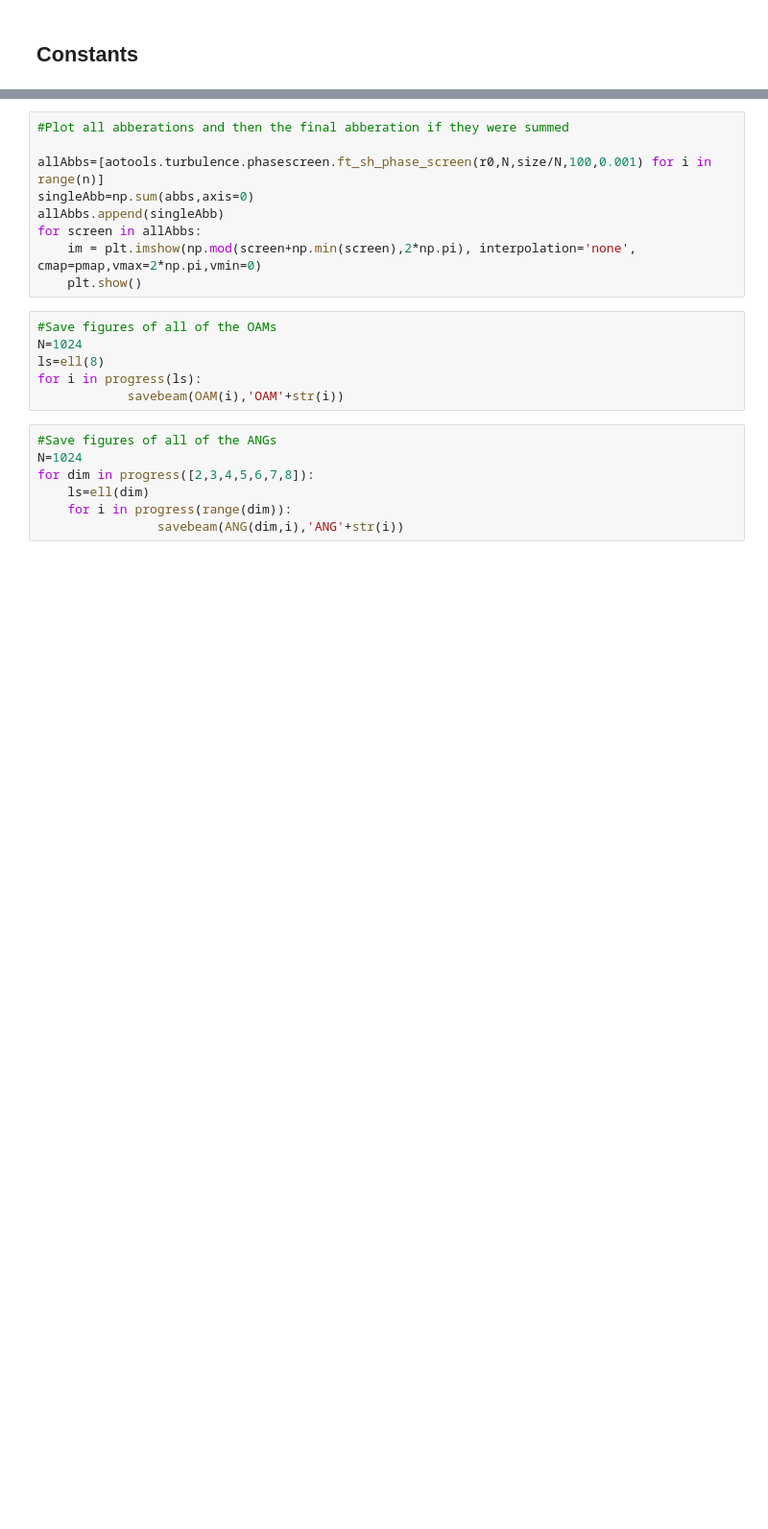
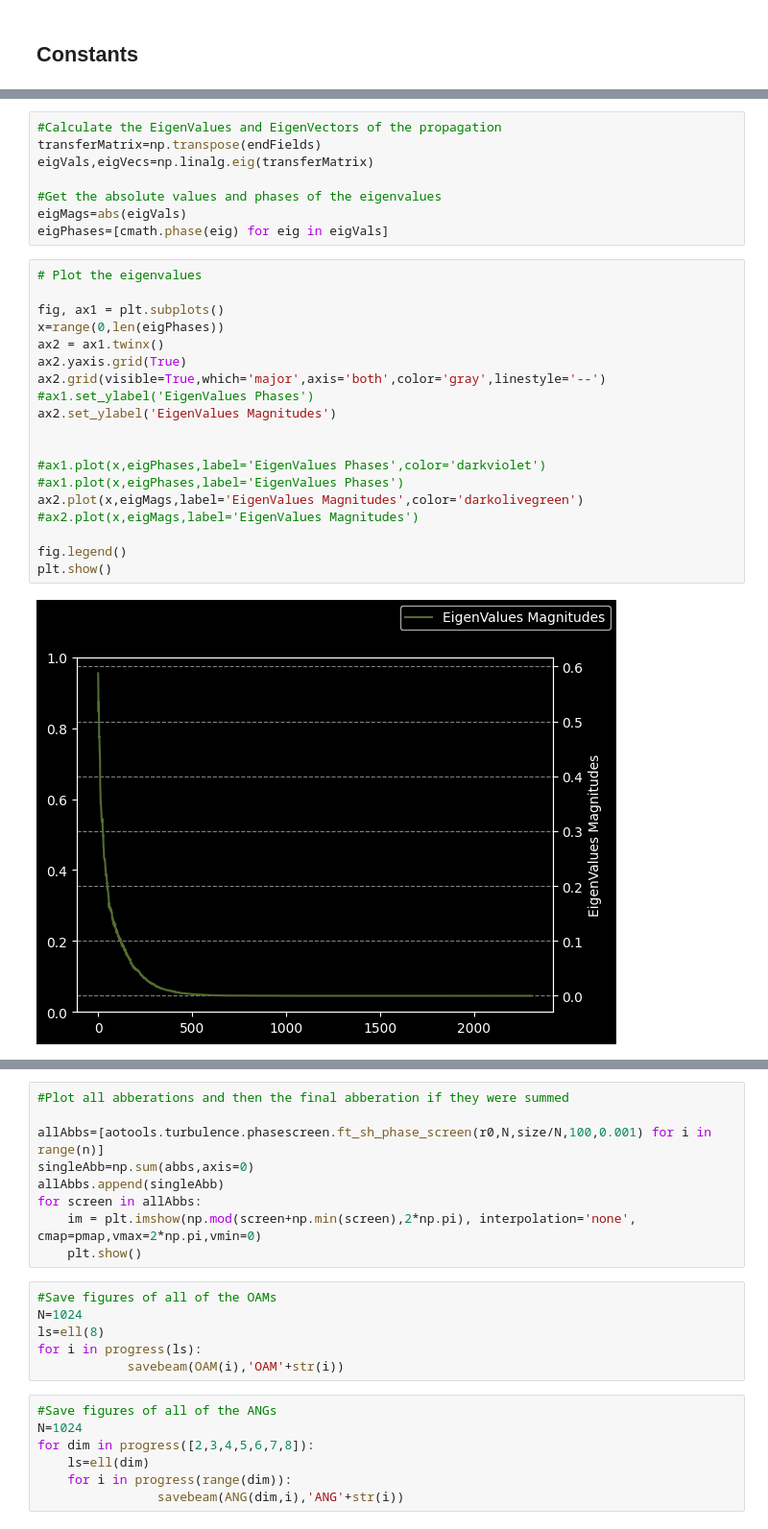
Before and after one commit to LukasScarfe/MultiplaneTurb, a Jupyter notebook: Lukas_Workspace.ipynb, the cells around one changed output, grey strips where cells are left out. Shown: that part at 96% size. Drawn from its saved outputs; the diff is of its cells as text; blank space fills up the shorter version.

```diff
--- a/Lukas_Workspace.ipynb
+++ b/Lukas_Workspace.ipynb
@@ -454,0 +441,29 @@ plt.show()
+# %%
+#Calculate the EigenValues and EigenVectors of the propagation
+transferMatrix=np.transpose(endFields)
+eigVals,eigVecs=np.linalg.eig(transferMatrix)
+
+#Get the absolute values and phases of the eigenvalues
+eigMags=abs(eigVals)
+eigPhases=[cmath.phase(eig) for eig in eigVals]
+# %%
+# Plot the eigenvalues
+
+fig, ax1 = plt.subplots()
+x=range(0,len(eigPhases))
+ax2 = ax1.twinx()
+ax2.yaxis.grid(True)
+ax2.grid(visible=True,which='major',axis='both',color='gray',linestyle='--')
+#ax1.set_ylabel('EigenValues Phases')
+ax2.set_ylabel('EigenValues Magnitudes')
+
+
+#ax1.plot(x,eigPhases,label='EigenValues Phases',color='darkviolet')
+#ax1.plot(x,eigPhases,label='EigenValues Phases')
+ax2.plot(x,eigMags,label='EigenValues Magnitudes',color='darkolivegreen')
+#ax2.plot(x,eigMags,label='EigenValues Magnitudes')
+
+fig.legend()
+plt.show()
+# %% [output]
+[figure, added]
```
Also changed, not shown: parts of 74 cells of this notebook.
